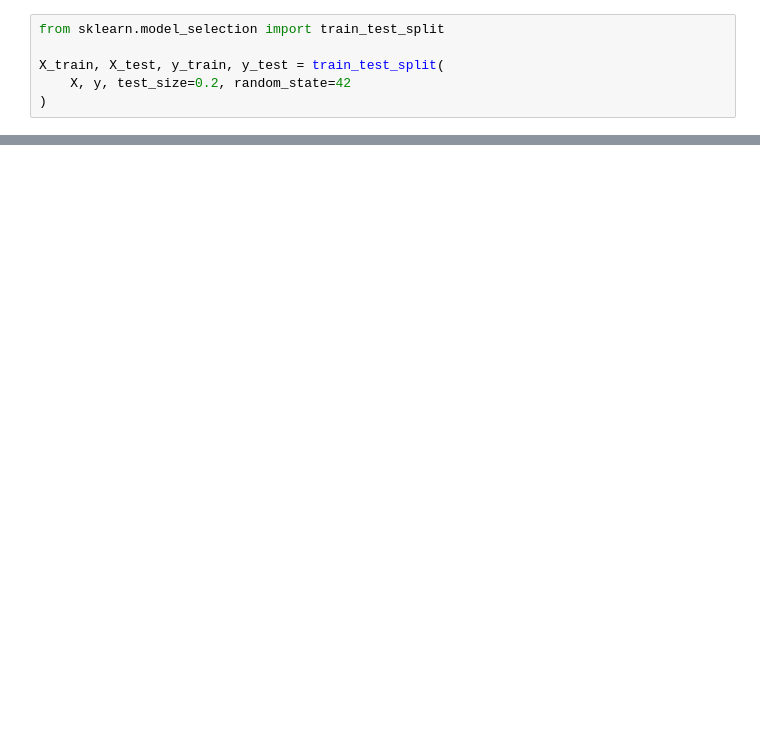
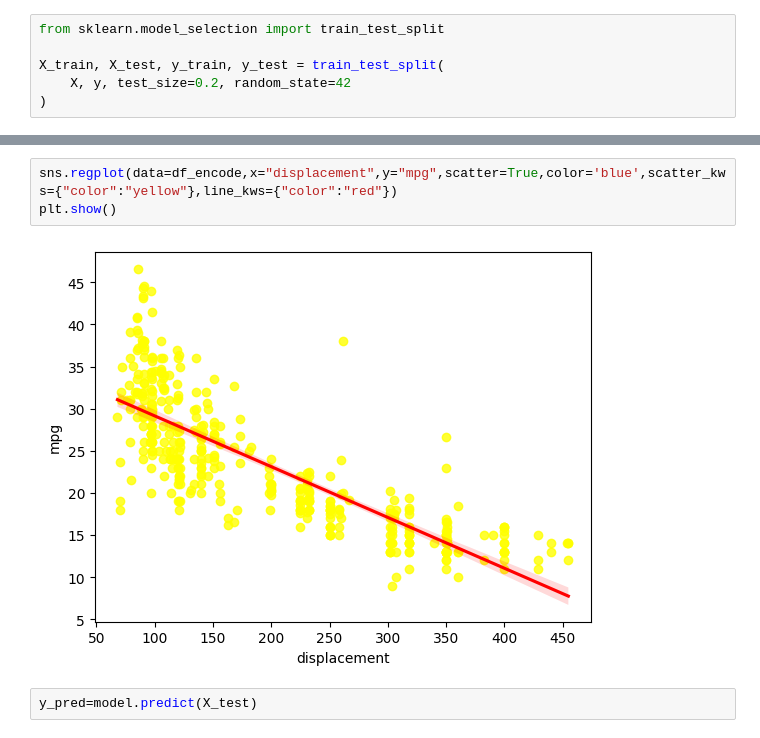
Before and after one commit to mrrendex2006/machine-learning-from-scratch, a Jupyter notebook: 01_linear_regression/miles_per_gallon.ipynb, the cells around one changed output, grey strips where cells are left out. Cells and saved outputs as stored; diff of their text form; blank space fills up the shorter version.

```diff
--- a/01_linear_regression/miles_per_gallon.ipynb
+++ b/01_linear_regression/miles_per_gallon.ipynb
@@ -96,0 +94,7 @@ ValueError: Expected a 2-dimensional container but got <class 'pandas.core.serie
+# %%
+sns.regplot(data=df_encode,x="displacement",y="mpg",scatter=True,color='blue',scatter_kws={"color":"yellow"},line_kws={"color":"red"})
+plt.show()
+# %% [output]
+[figure, added]
+# %%
+y_pred=model.predict(X_test)
```
Also changed, not shown: parts of 6 cells of this notebook, 6 other files.
